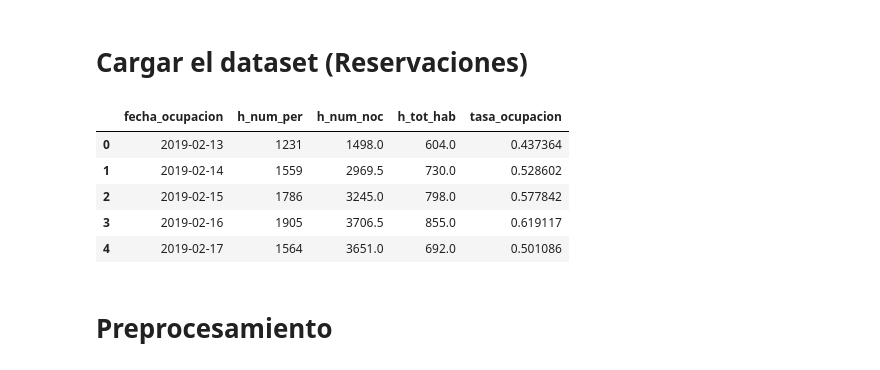
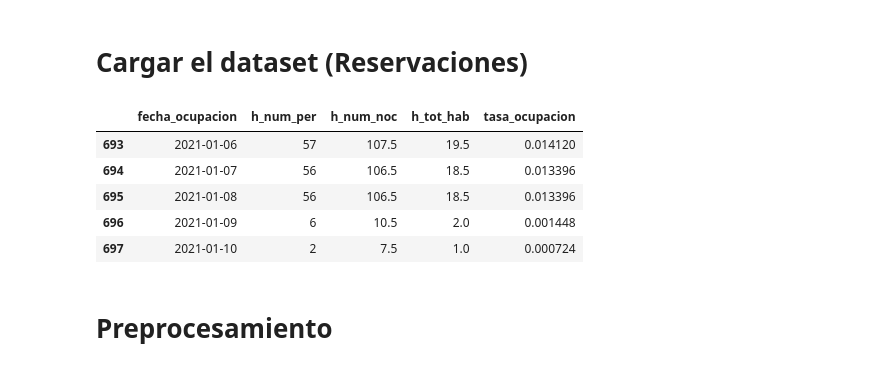
Before and after one commit to Azahramirez/claseMreporeto, a Jupyter notebook: notebooks/Notebook3_TS_oc_Tres.ipynb, the cells around one changed output. Saved outputs shown, nothing was run; the diff lists cells and outputs as text; code cells hidden in the pictures.

```diff
--- a/notebooks/Notebook3_TS_oc_Tres.ipynb
+++ b/notebooks/Notebook3_TS_oc_Tres.ipynb
@@ -19,17 +20,17 @@ import joblib
 # %%
 reservaciones = pd.read_excel("../data/reservaciones_time_series.xlsx").sort_values(
     "fecha_ocupacion",
     ascending=True,
 )
 
-reservaciones.head()
+reservaciones.tail()
 # %% [output]
 |  | fecha_ocupacion | h_num_per | h_num_noc | h_tot_hab | tasa_ocupacion |
-| 0 | 2019-02-13 | 1231 | 1498.0 | 604.0 | 0.437364 |
-| 1 | 2019-02-14 | 1559 | 2969.5 | 730.0 | 0.528602 |
-| 2 | 2019-02-15 | 1786 | 3245.0 | 798.0 | 0.577842 |
-| 3 | 2019-02-16 | 1905 | 3706.5 | 855.0 | 0.619117 |
-| 4 | 2019-02-17 | 1564 | 3651.0 | 692.0 | 0.501086 |
+| 693 | 2021-01-06 | 57 | 107.5 | 19.5 | 0.014120 |
+| 694 | 2021-01-07 | 56 | 106.5 | 18.5 | 0.013396 |
+| 695 | 2021-01-08 | 56 | 106.5 | 18.5 | 0.013396 |
+| 696 | 2021-01-09 | 6 | 10.5 | 2.0 | 0.001448 |
+| 697 | 2021-01-10 | 2 | 7.5 | 1.0 | 0.000724 |
 # %% [markdown]
 # Preprocesamiento
 # %% [markdown]
```
Also changed, not shown: parts of 14 cells of this notebook, 15 other files.
